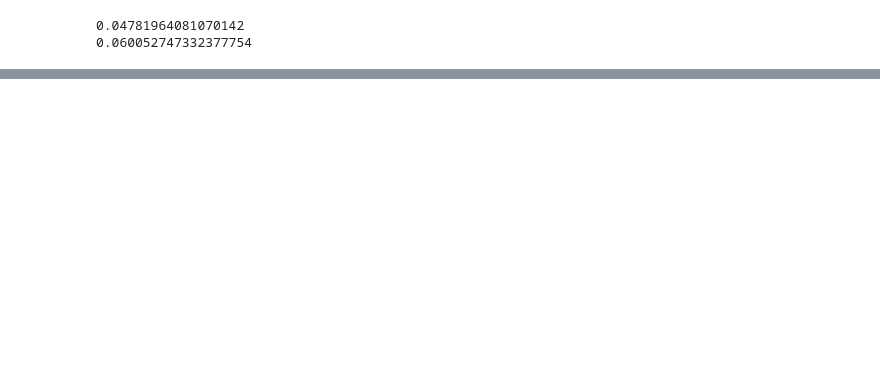
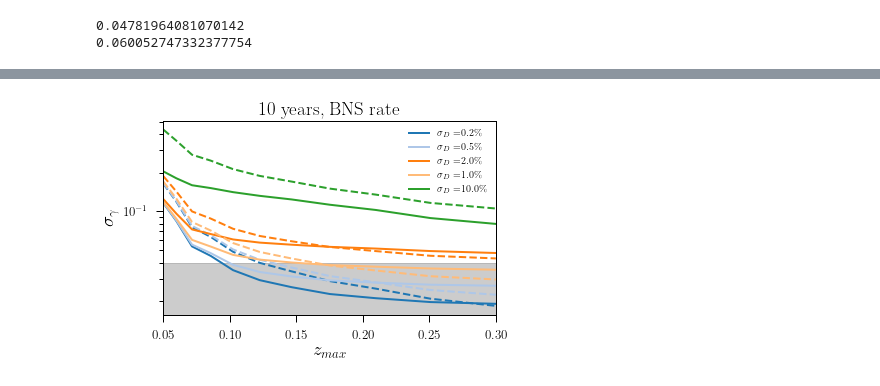
Before and after one commit to apalmese/ztf2, a Jupyter notebook: src/surface.ipynb, the cells around one changed output, grey strips where cells are left out. Drawn from its saved outputs; the diff is of its cells as text; code cells hidden in the pictures; blank space fills up the shorter version.

```diff
--- a/src/surface.ipynb
+++ b/src/surface.ipynb
@@ -285,0 +285,19 @@ print(numpy.sqrt(dum*2*3.14/skyfrac))
+# %%
+var =[]
+
+def fisher(zmax,duration,sigm,restrate,sigOM0sqinv)
+    f00,f11,f10, f02,f12,f22,lw0,lwa,bw0,bwa,Ow0,Owa,w0w0,w0wa,wawa = zintegral_fast(zmax,None,duration,sigm,restrate,GW=True)
+    return numpy.linalg.inv(numpy.array([[f00,f10,f02],[f10,f11,f12],[f02,f12,f22+sigOM0sqinv]]))[0,0])
+
+for sigm_GW in sigm_GWs:
+    if mpi:
+        v_ = Parallel(n_jobs=njobs)(delayed(fisher)(zmax,duration,sigm_GW,restrate,sigOM0sqinv) for duration in durations)
+    else:
+        v_ = []
+        #for duration in durations:
+        f00,f11,f10, f02,f12,f22,lw0,lwa,bw0,bwa,Ow0,Owa,w0w0,w0wa,wawa = zintegral_fast(zmax,None,duration,sigm_GW,restrate_BNS)
+        v_.append(numpy.linalg.inv(numpy.array([[f00,f10,f02],[f10,f11,f12],[f02,f12,f22+sigOM0sqinv]]))[0,0])
+
+    var.append(numpy.array(v_)*2*3.14/skyfrac)
+
+np.savetxt('fisher_out.csv',var,delimiter=",")
@@ -285,0 +423,19 @@ print(numpy.sqrt(dum*2*3.14/skyfrac))
+# %%
+plt_style()
+
+for i in range(5):
+    plt.plot(X[0],numpy.sqrt(varGW[i]), c=tableau20[i],lw=2,label='$\sigma_D=$'+str(sigm_GWs[i]*100)+'\%')
+    plt.plot(X[0],numpy.sqrt(varSN[i]),'--', c=tableau20[i],lw=2)
+
+plt.fill_between([0.05,0.3],[0.04,0.04],alpha=0.2,color='k')
+
+plt.yscale('log')
+plt.legend(fontsize=10)
+plt.ylabel('$\sigma_\gamma$')
+plt.xlim(0.05,0.3)
+plt.title('10 years, BNS rate')
+plt.xlabel('$z_{max}$')
+plt.tight_layout()
+plt.savefig('../out/sigmagamma_zmax_GW_SN_'+str(duration)+'yr_BNS.png',dpi=150)
+# %% [output]
+[figure, added]
```
Also changed, not shown: parts of 13 cells of this notebook.
